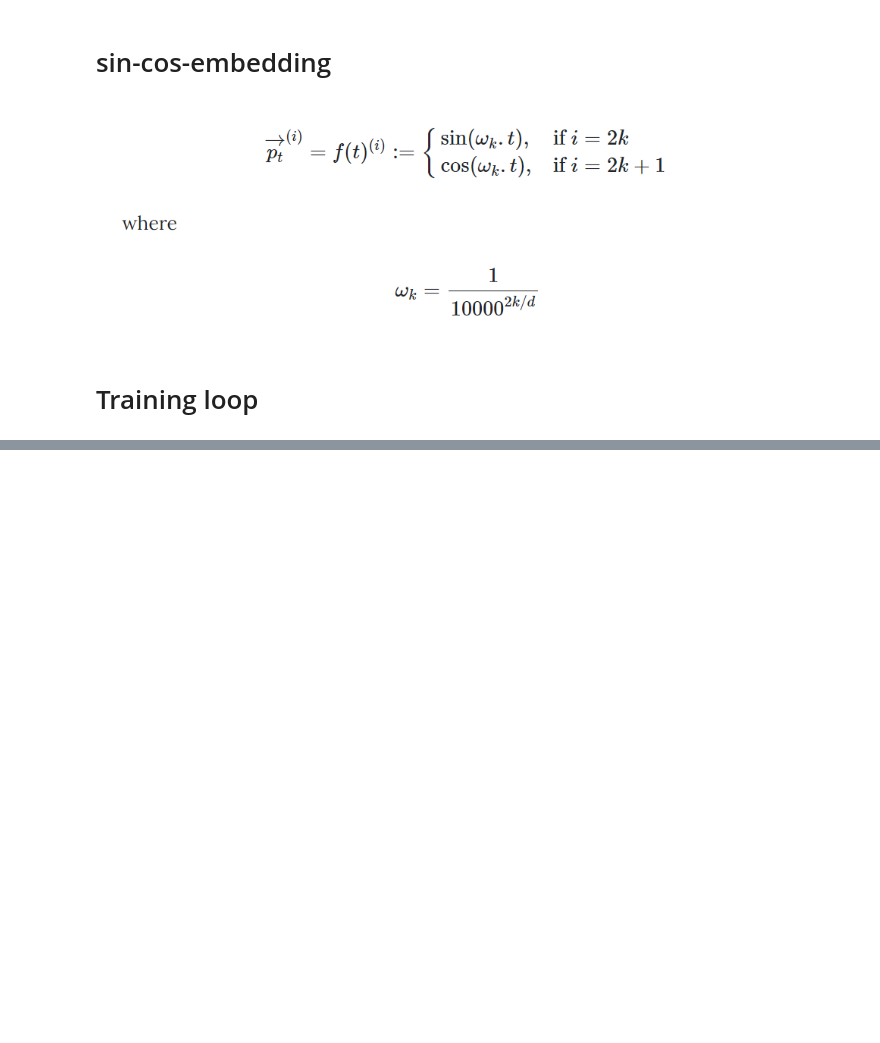
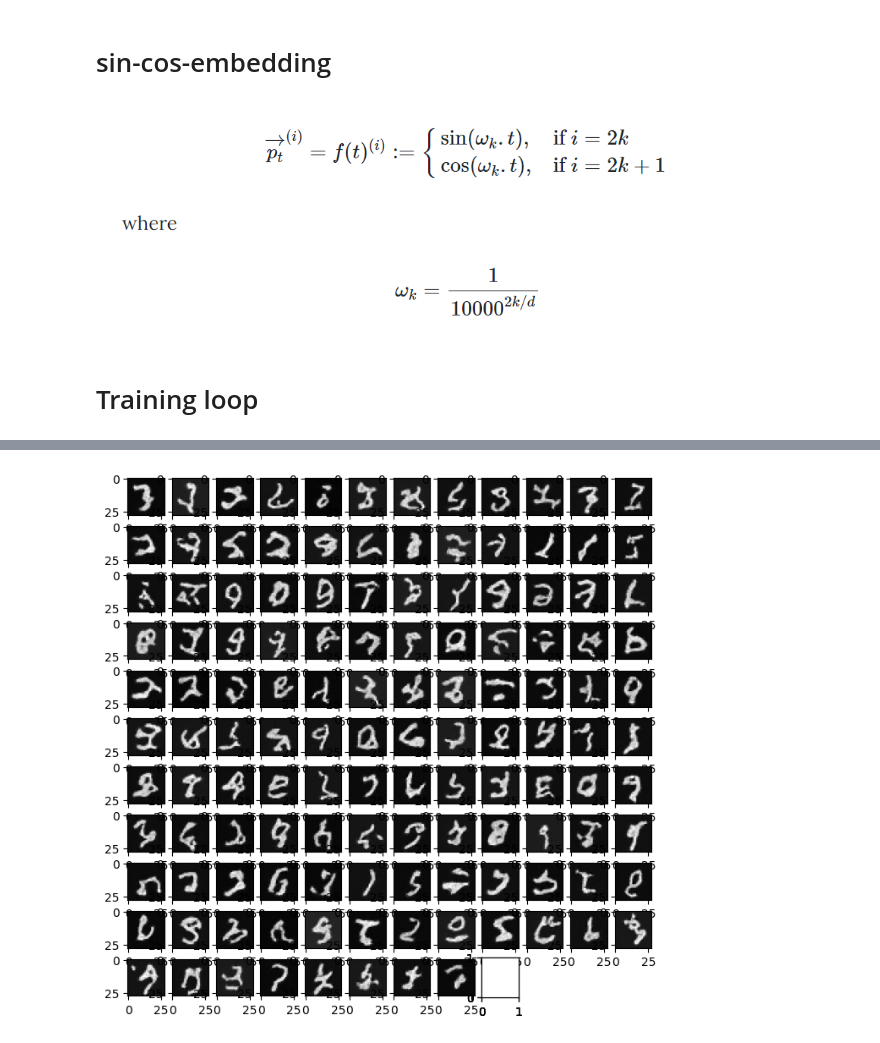
Before and after one commit to germanKoch/diffusion, a Jupyter notebook: diffusion-model.ipynb, the cells around one changed output, grey strips where cells are left out. Cells and saved outputs as stored; diff of their text form; code cells hidden in the pictures; blank space fills up the shorter version.

```diff
--- a/diffusion-model.ipynb
+++ b/diffusion-model.ipynb
@@ -375,3 +391,33 @@ training_loop(model, loader, 1, optimizer, device)
+# %%
+def generate_new_images(ddpm, n_samples=16, frames_per_gif=100, gif_name="sampling.gif", image_shape=(1, 28, 28)):
+    """Given a DDPM model, a number of samples to be generated and a device, returns some newly generated samples"""
+    with torch.no_grad():
+        # Starting from random noise
+        x = torch.randn(n_samples, *image_shape).to(device)
+
+        for idx, t in enumerate(list(range(ddpm.n_steps))[::-1]):
+            # Estimating noise to be removed
+            time_tensor = (torch.ones(n_samples, 1) * t).to(device).long()
+            epsilon_theta = ddpm.backward(x, time_tensor)
+
+            alpha_t = ddpm.alphas[t]
+            alpha_t_bar = ddpm.alpha_bars[t]
+
+            # Partially denoising the image
+            x = (1 / alpha_t.sqrt()) * (x - (1 - alpha_t) / (1 - alpha_t_bar).sqrt() * epsilon_theta)
+
+            if t > 0:
+                z = torch.randn(n_samples, *image_shape).to(device)
+                beta_t = ddpm.betas[t]
+                sigma_t = beta_t.sqrt()
+                x = x + sigma_t * z
+    return x
+# %%
+generated = generate_new_images(model, n_samples=128)
+# %%
+show_images(generated)
+# %% [output]
+[figure, added]
 # %%
 class NetworkBlock(nn.Module):
     def __init__(self, shape, in_c, out_c, kernel_size=3, stride=1, padding=1, activation=None, normalize=True):
```
Also changed, not shown: parts of 7 cells of this notebook.
